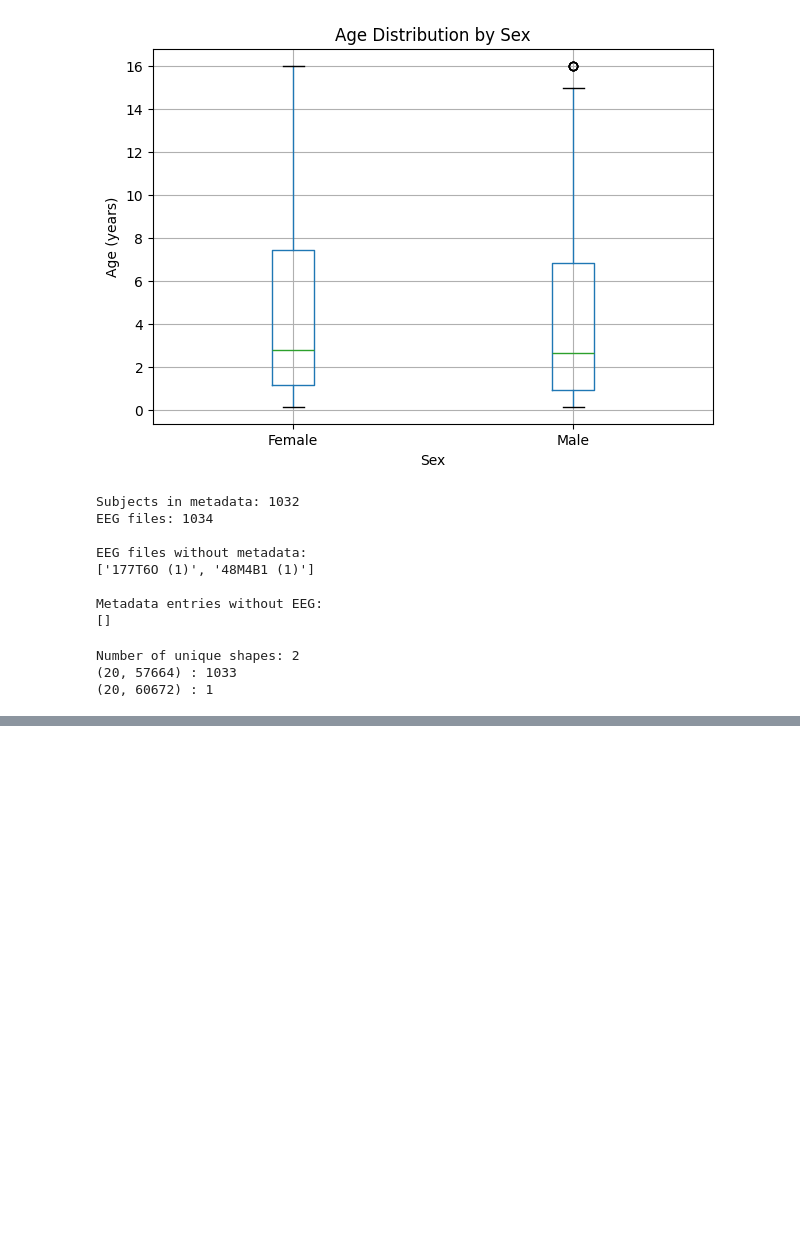
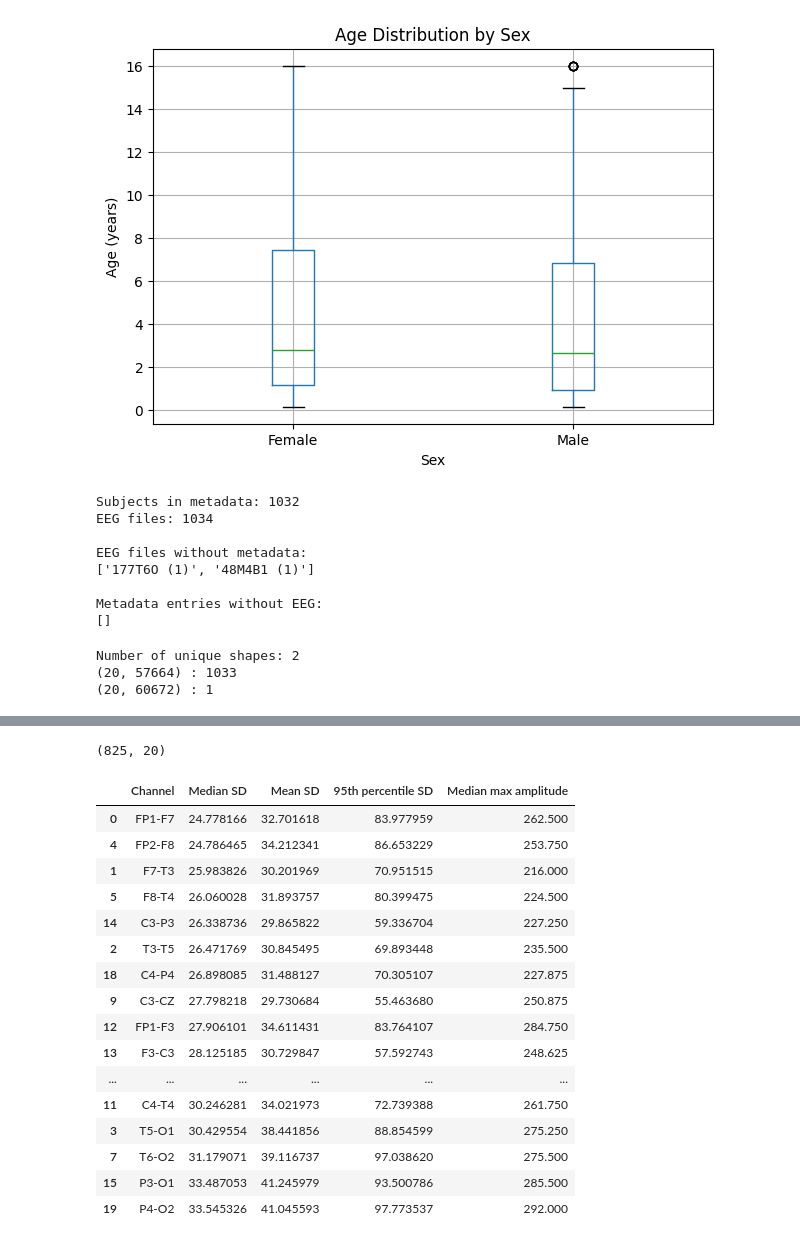
Before and after one commit to hilduAgl/brain-age-eeg, a Jupyter notebook: notebooks/eda.ipynb, the cells around one changed output, grey strips where cells are left out. Saved outputs shown, nothing was run; the diff lists cells and outputs as text; code cells hidden in the pictures; blank space fills up the shorter version.

```diff
--- a/notebooks/eda.ipynb
+++ b/notebooks/eda.ipynb
@@ -199,0 +384,52 @@ Number of unique shapes: 2
+# %%
+channel_stds = []
+channel_max_abs = []
+
+for filename in train_subjects:
+    pt_filename = filename.replace(".edf", ".pt")
+    path = os.path.join(EEG_DIR, pt_filename)
+
+    eeg = torch.load(path).float()
+
+    channel_stds.append(
+        eeg.std(dim=1).numpy()
+    )
+
+    channel_max_abs.append(
+        eeg.abs().max(dim=1).values.numpy()
+    )
+
+channel_stds = np.array(channel_stds)
+channel_max_abs = np.array(channel_max_abs)
+
+print(channel_stds.shape)
+# %% [output]
+(825, 20)
+# %%
+channel_summary = pd.DataFrame({
+    "Channel": montage,
+    "Median SD": np.median(channel_stds, axis=0),
+    "Mean SD": np.mean(channel_stds, axis=0),
+    "95th percentile SD": np.percentile(channel_stds, 95, axis=0),
+    "Median max amplitude": np.median(channel_max_abs, axis=0)
+})
+
+channel_summary.sort_values("Median SD")
+# %% [output]
+|  | Channel | Median SD | Mean SD | 95th percentile SD | Median max amplitude |
+| 0 | FP1-F7 | 24.778166 | 32.701618 | 83.977959 | 262.500 |
+| 4 | FP2-F8 | 24.786465 | 34.212341 | 86.653229 | 253.750 |
+| 1 | F7-T3 | 25.983826 | 30.201969 | 70.951515 | 216.000 |
+| 5 | F8-T4 | 26.060028 | 31.893757 | 80.399475 | 224.500 |
+| 14 | C3-P3 | 26.338736 | 29.865822 | 59.336704 | 227.250 |
+| 2 | T3-T5 | 26.471769 | 30.845495 | 69.893448 | 235.500 |
+| 18 | C4-P4 | 26.898085 | 31.488127 | 70.305107 | 227.875 |
+| 9 | C3-CZ | 27.798218 | 29.730684 | 55.463680 | 250.875 |
+| 12 | FP1-F3 | 27.906101 | 34.611431 | 83.764107 | 284.750 |
+| 13 | F3-C3 | 28.125185 | 30.729847 | 57.592743 | 248.625 |
+| ... | ... | ... | ... | ... | ... |
+| 11 | C4-T4 | 30.246281 | 34.021973 | 72.739388 | 261.750 |
+| 3 | T5-O1 | 30.429554 | 38.441856 | 88.854599 | 275.250 |
+| 7 | T6-O2 | 31.179071 | 39.116737 | 97.038620 | 275.500 |
+| 15 | P3-O1 | 33.487053 | 41.245979 | 93.500786 | 285.500 |
+| 19 | P4-O2 | 33.545326 | 41.045593 | 97.773537 | 292.000 |
```
Also changed, not shown: parts of 12 cells of this notebook.
